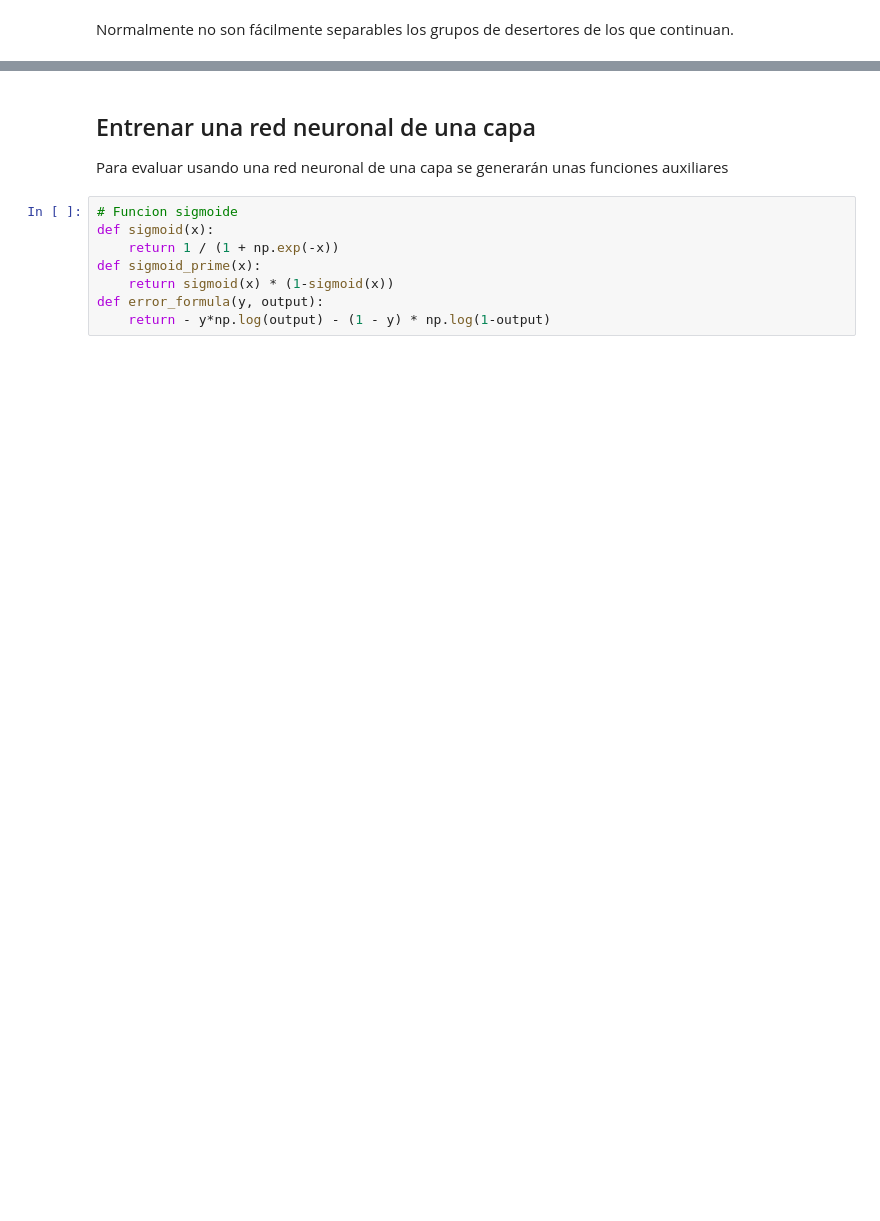
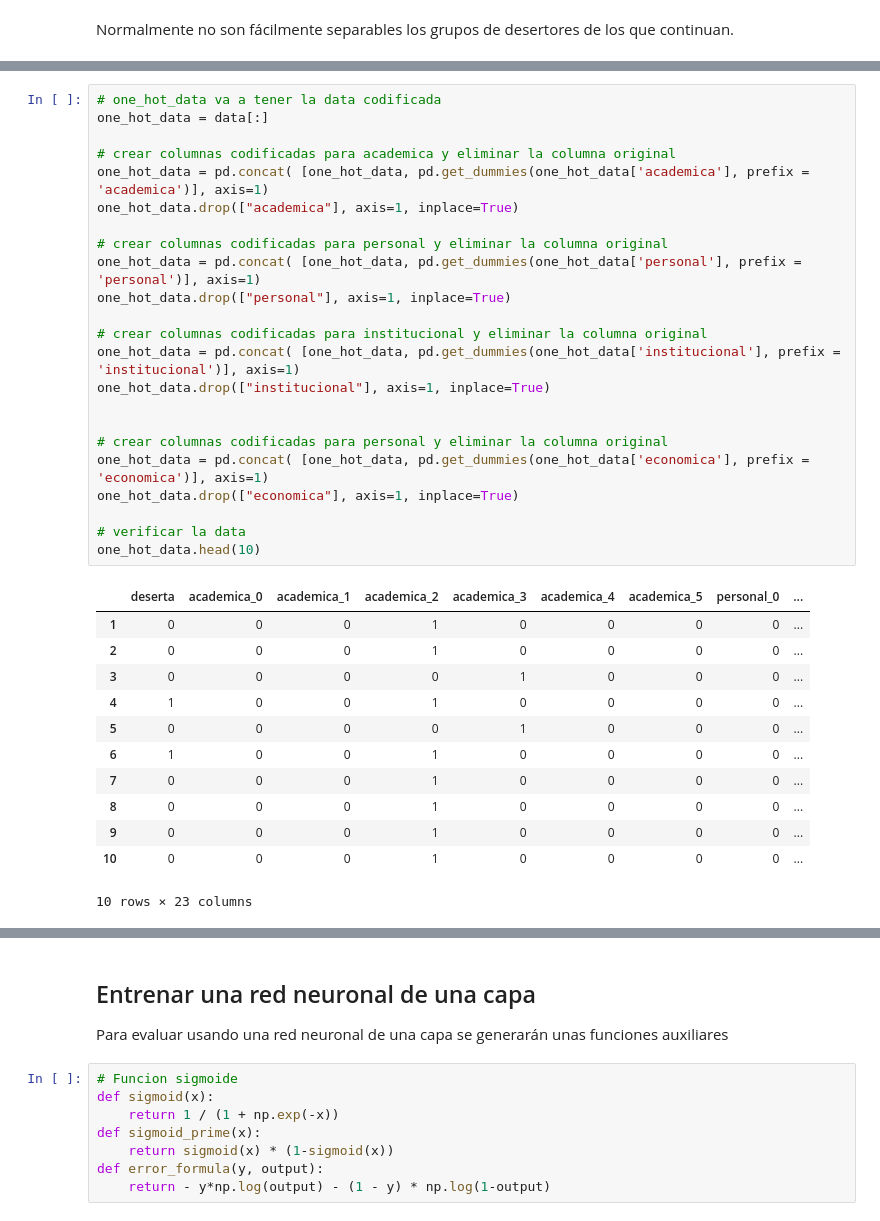
Before and after one commit to jorivaalvgar/JupyterNBDesercion, a Jupyter notebook: PrediccionDesercion.ipynb, the cells around one changed output, grey strips where cells are left out. Drawn from its saved outputs; the diff is of its cells as text; blank space fills up the shorter version.

```diff
--- a/PrediccionDesercion.ipynb
+++ b/PrediccionDesercion.ipynb
@@ -155,0 +77,36 @@ processed_data.head(15)
+# %%
+# one_hot_data va a tener la data codificada
+one_hot_data = data[:]
+
+# crear columnas codificadas para academica y eliminar la columna original
+one_hot_data = pd.concat( [one_hot_data, pd.get_dummies(one_hot_data['academica'], prefix = 'academica')], axis=1)
+one_hot_data.drop(["academica"], axis=1, inplace=True)
+
+# crear columnas codificadas para personal y eliminar la columna original
+one_hot_data = pd.concat( [one_hot_data, pd.get_dummies(one_hot_data['personal'], prefix = 'personal')], axis=1)
+one_hot_data.drop(["personal"], axis=1, inplace=True)
+
+# crear columnas codificadas para institucional y eliminar la columna original
+one_hot_data = pd.concat( [one_hot_data, pd.get_dummies(one_hot_data['institucional'], prefix = 'institucional')], axis=1)
+one_hot_data.drop(["institucional"], axis=1, inplace=True)
+
+
+# crear columnas codificadas para personal y eliminar la columna original
+one_hot_data = pd.concat( [one_hot_data, pd.get_dummies(one_hot_data['economica'], prefix = 'economica')], axis=1)
+one_hot_data.drop(["economica"], axis=1, inplace=True)
+
+# verificar la data
+one_hot_data.head(10)
+# %% [output]
+|  | deserta | academica_0 | academica_1 | academica_2 | academica_3 | academica_4 | academica_5 | personal_0 | ... |
+| 1 | 0 | 0 | 0 | 1 | 0 | 0 | 0 | 0 | ... |
+| 2 | 0 | 0 | 0 | 1 | 0 | 0 | 0 | 0 | ... |
+| 3 | 0 | 0 | 0 | 0 | 1 | 0 | 0 | 0 | ... |
+| 4 | 1 | 0 | 0 | 1 | 0 | 0 | 0 | 0 | ... |
+| 5 | 0 | 0 | 0 | 0 | 1 | 0 | 0 | 0 | ... |
+| 6 | 1 | 0 | 0 | 1 | 0 | 0 | 0 | 0 | ... |
+| 7 | 0 | 0 | 0 | 1 | 0 | 0 | 0 | 0 | ... |
+| 8 | 0 | 0 | 0 | 1 | 0 | 0 | 0 | 0 | ... |
+| 9 | 0 | 0 | 0 | 1 | 0 | 0 | 0 | 0 | ... |
+| 10 | 0 | 0 | 0 | 1 | 0 | 0 | 0 | 0 | ... |
+10 rows × 23 columns
```
Also changed, not shown: parts of 52 cells of this notebook, 6 other files.
